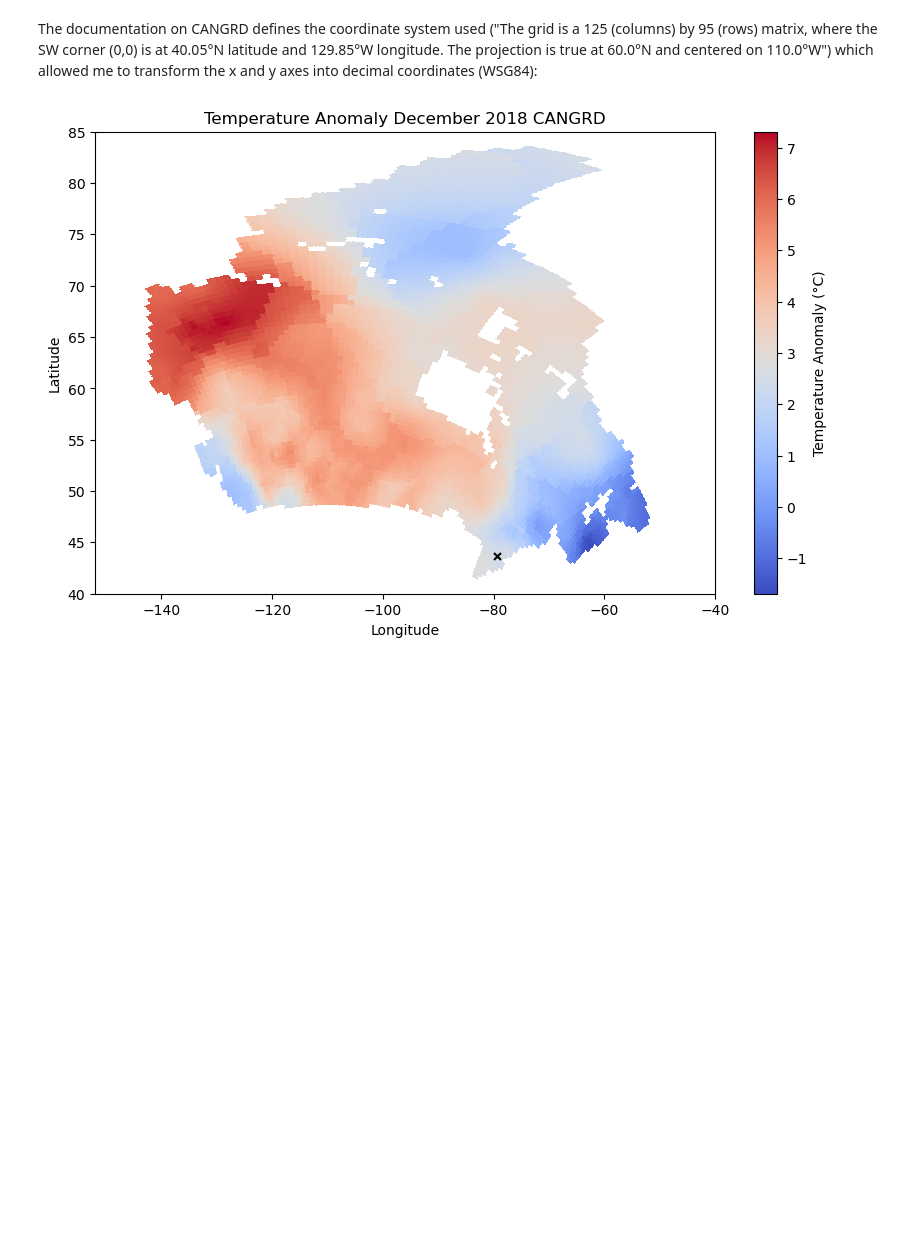
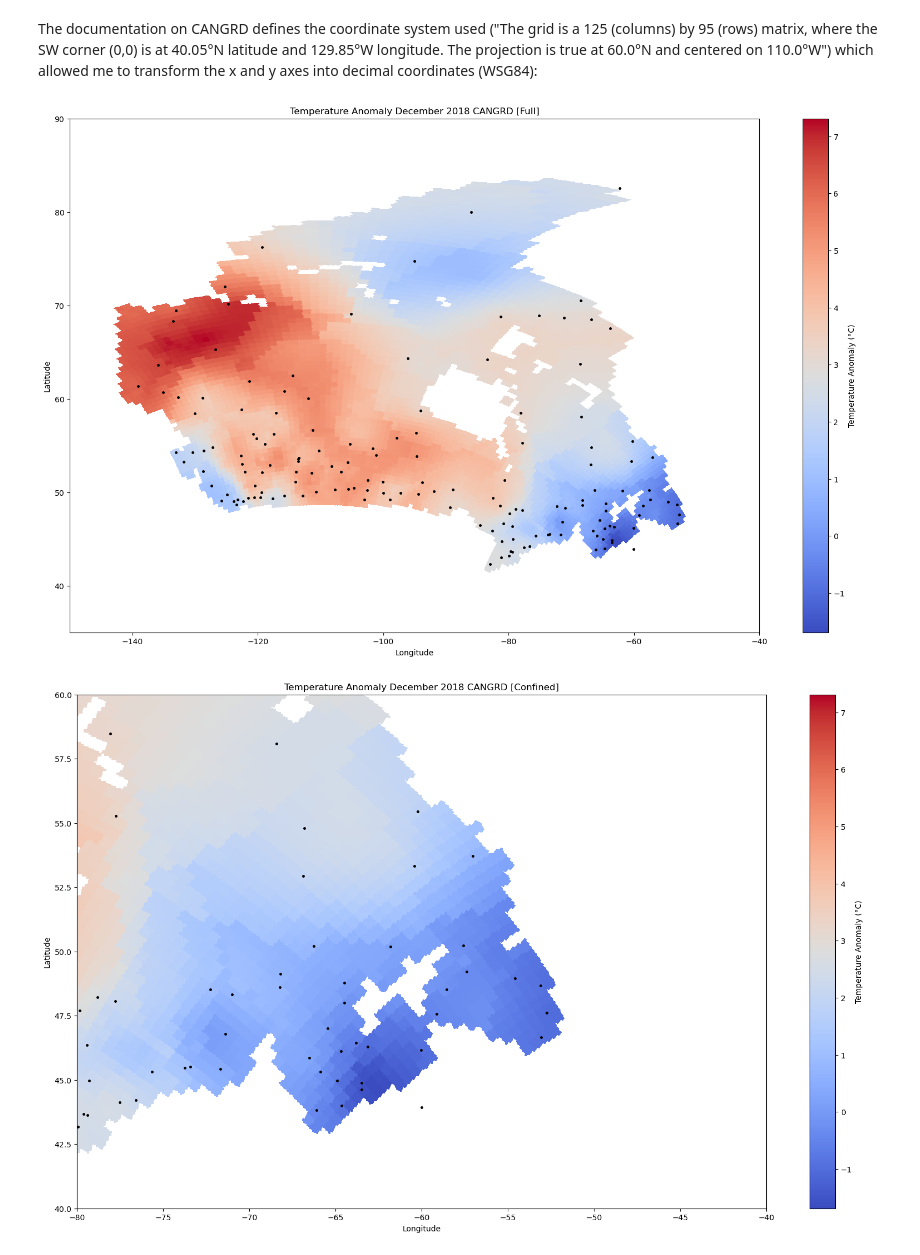
Before and after one commit to mazx7/MSc, a Jupyter notebook: Visualising CANGRD Data for Canadian Climate Variables.ipynb, the cells around one changed output. Drawn from its saved outputs; the diff is of its cells as text; code cells hidden in the pictures; blank space fills up the shorter version.

```diff
--- a/Visualising CANGRD Data for Canadian Climate Variables.ipynb
+++ b/Visualising CANGRD Data for Canadian Climate Variables.ipynb
@@ -48,41 +68,58 @@ import numpy as np
 import matplotlib.pyplot as plt
 import rasterio
 from pyproj import Proj, transform
+import pandas as pd
+
+wind_stations = pd.read_csv(r'/Users/maxMax/Desktop/Datasets/wind_stations1.csv')
+ws_lat = wind_stations['lat (deg)'].values
+ws_lon = wind_stations['long (deg)'].values
 
 tif_path = r'/Users/maxMax/Desktop/Datasets/CANGRD_hist_monthly_anom_ps50km_TMEAN_2018-12.tif'
 with rasterio.open(tif_path) as dataset:
     data = dataset.read(1)
     transform_matrix = dataset.transform #retrieves affinity transformation matrix (necessary for transforming coords)
     crs = dataset.crs #retrieves coord system used in dataset (polar stereographic)
 
 masked_data = np.ma.masked_where(data == 9999.900000, data) #masking none vaalue data
 
 # Define the source projection (Polar Stereographic) and target projection (Lat/Lon)
 src_proj = Proj(crs)  #source coordinate reference system (CRS)
 dst_proj = Proj(proj='latlong', datum='WGS84')#defining target CRS as lat/long specifically WGS84 (decimal coordinates)
 
 rows, cols = data.shape #retrieves the rows and columns from data as arrays
 x_coords, y_coords = np.meshgrid(np.arange(cols), np.arange(rows))#creates a meshgrid to access the x and y coordinates
 
 x_proj, y_proj = rasterio.transform.xy(transform_matrix, y_coords, x_coords)#converting pixel indices (x,y) into real coordinates using the affine transformation matrix
 
 x_proj_flat = np.array(x_proj).flatten() #converting x/y_proj into 1D arrays because pyproj only works with 1D arrays
 y_proj_flat = np.array(y_proj).flatten()
 
 lon, lat = transform(src_proj, dst_proj, x_proj_flat, y_proj_flat)#converting to WSG84 coordinates using pyproj
 
 lon = np.reshape(lon, x_coords.shape)#reshapes 1D arrys back into their original 2d grid shapes
 lat = np.reshape(lat, y_coords.shape)
 
-plt.figure(figsize=(10, 6))
+plt.figure(figsize=(20, 12))
 plt.pcolormesh(lon, lat, masked_data, cmap='coolwarm', shading='auto')
 plt.colorbar(label='Temperature Anomaly (°C)')
-plt.ylim(40, 85)
-plt.xlim(-152, -40)
+plt.ylim(35, 90)
+plt.xlim(-150, -40)
 plt.ylabel('Latitude')
 plt.xlabel('Longitude')
-plt.scatter(-79.3885, 43.67, color='black', s=25, marker='x') #showing location of Toronto
-plt.title('Temperature Anomaly December 2018 CANGRD')
+plt.scatter(ws_lon, ws_lat, color='black', s=25, marker='.') #showing location of Toronto
+plt.title('Temperature Anomaly December 2018 CANGRD [Full]')
 plt.show()
+
+plt.figure(figsize=(20, 12))
+plt.pcolormesh(lon, lat, masked_data, cmap='coolwarm', shading='auto')
+plt.colorbar(label='Temperature Anomaly (°C)')
+plt.ylim(40, 60)
+plt.xlim(-80, -40)
+plt.ylabel('Latitude')
+plt.xlabel('Longitude')
+plt.scatter(ws_lon, ws_lat, color='black', s=25, marker='.') #showing location of Toronto
+plt.title('Temperature Anomaly December 2018 CANGRD [Confined]')
+plt.show()
 # %% [output]
-[figure, old version]
+[figure, new version]
+[figure, added]
```
Also changed, not shown: parts of 1 cell of this notebook.
